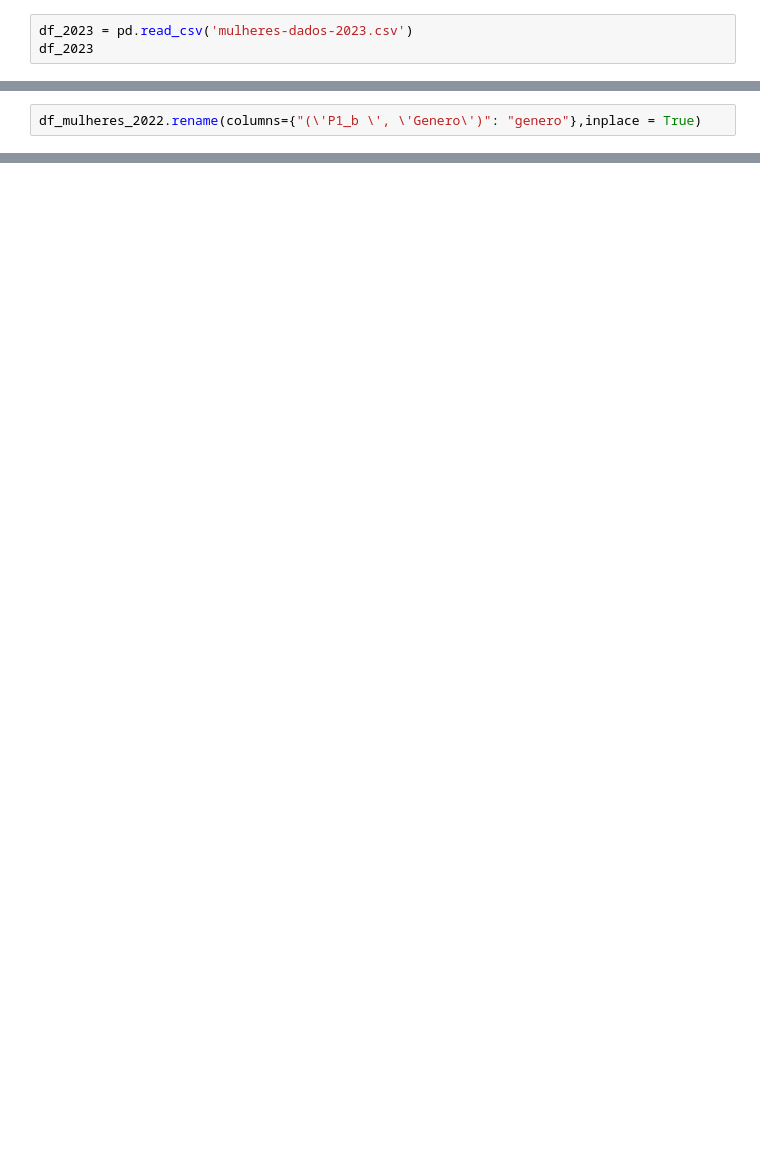
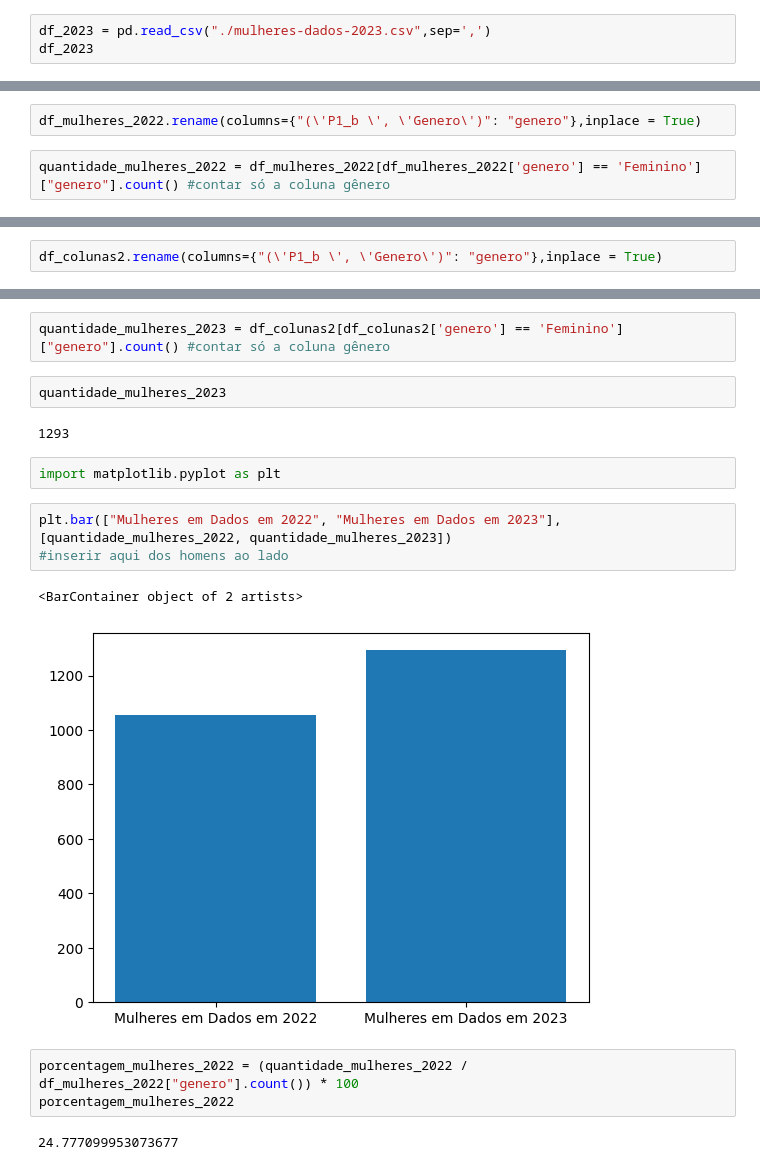
Before and after one commit to reprograma/on29-python-s17-s18-projeto-livre, a Jupyter notebook: exercicios/para-casa/tratamento-dados.ipynb, the cells around one changed output, grey strips where cells are left out. Cells and saved outputs as stored; diff of their text form; blank space fills up the shorter version.

Commit message:
Início da visualização de dados

```diff
--- a/exercicios/para-casa/tratamento-dados.ipynb
+++ b/exercicios/para-casa/tratamento-dados.ipynb
@@ -171,7 +171,7 @@ df_mulheres_2022
 | 4270 | 00lb35llmdsidpa00lb35qcdysnzvhv7 | 22-24 | Masculino | Branca | Não | ... |
 4271 rows × 13 columns
 # %%
-df_2023 = pd.read_csv('mulheres-dados-2023.csv')
+df_2023 = pd.read_csv("./mulheres-dados-2023.csv",sep=',')
 df_2023
 # %% [output]
 |  | ('P0', 'id') | ('P1_a ', 'Idade') | ('P1_a_1 ', 'Faixa idade') | ('P1_b ', 'Genero') | ('P1_c ', 'Cor/raca/etnia') | ... |
@@ -241,3 +241,5 @@ df_colunas2.isnull().sum()
 dtype: int64
 # %%
 df_mulheres_2022.rename(columns={"(\'P1_b \', \'Genero\')": "genero"},inplace = True)
+# %%
+quantidade_mulheres_2022 = df_mulheres_2022[df_mulheres_2022['genero'] == 'Feminino']["genero"].count() #contar só a coluna gênero
@@ -243,0 +250,2 @@ df_mulheres_2022.rename(columns={"(\'P1_b \', \'Genero\')": "genero"},inplace =
+# %%
+df_colunas2.rename(columns={"(\'P1_b \', \'Genero\')": "genero"},inplace = True)
@@ -243,0 +273,19 @@ df_mulheres_2022.rename(columns={"(\'P1_b \', \'Genero\')": "genero"},inplace =
+# %%
+quantidade_mulheres_2023 = df_colunas2[df_colunas2['genero'] == 'Feminino']["genero"].count() #contar só a coluna gênero
+# %%
+quantidade_mulheres_2023
+# %% [output]
+1293
+# %%
+import matplotlib.pyplot as plt
+# %%
+plt.bar(["Mulheres em Dados em 2022", "Mulheres em Dados em 2023"], [quantidade_mulheres_2022, quantidade_mulheres_2023])
+#inserir aqui dos homens ao lado
+# %% [output]
+<BarContainer object of 2 artists>
+[figure, added]
+# %%
+porcentagem_mulheres_2022 = (quantidade_mulheres_2022 / df_mulheres_2022["genero"].count()) * 100
+porcentagem_mulheres_2022
+# %% [output]
+24.777099953073677
```
Also changed, not shown: parts of 6 cells of this notebook.
